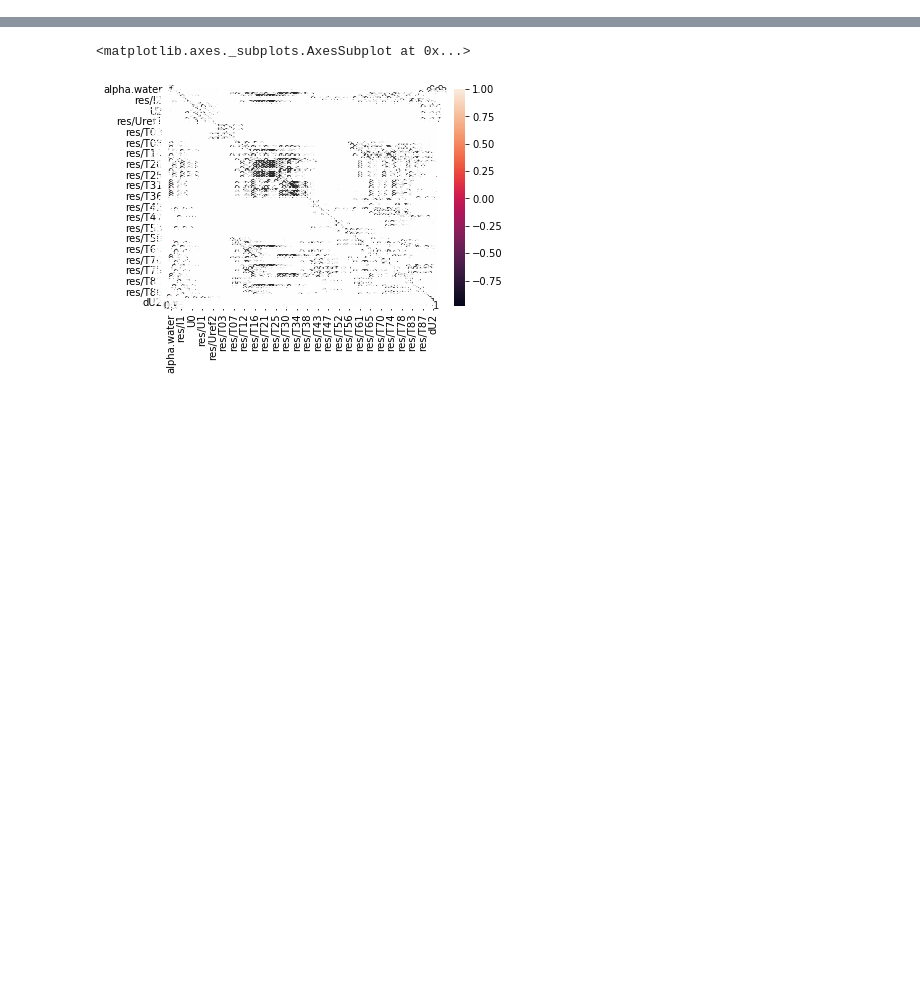
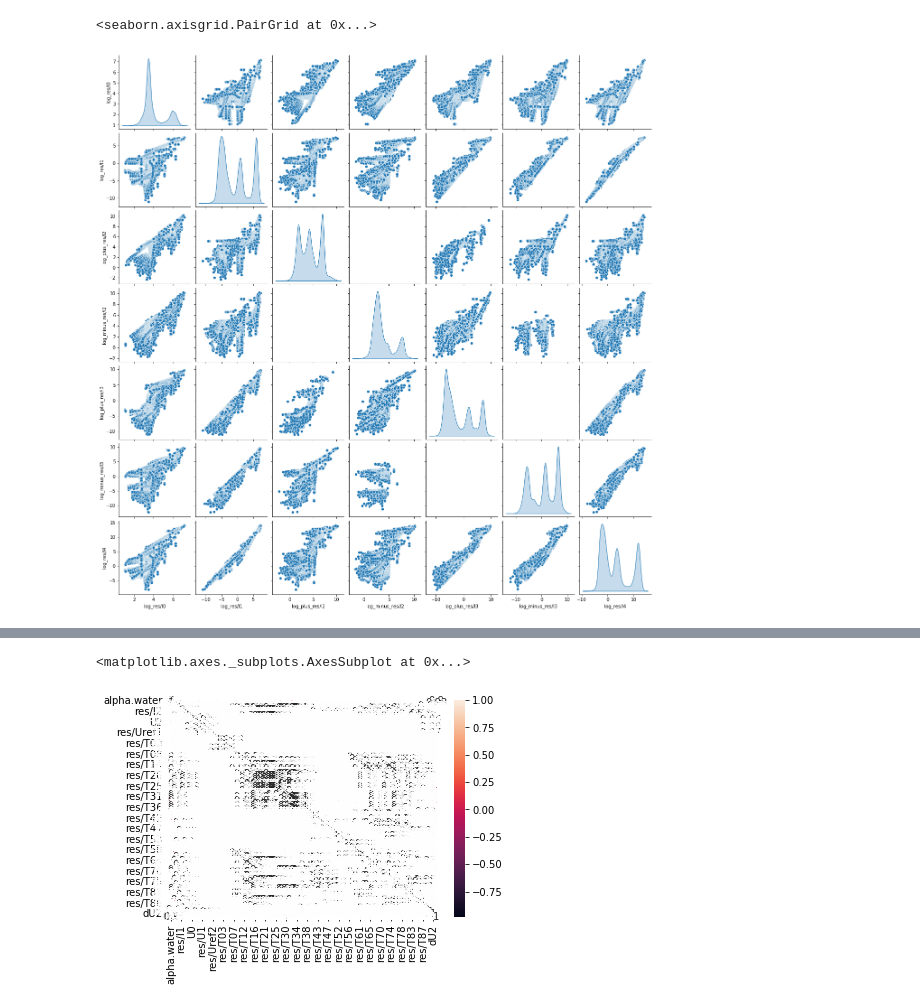
Before and after one commit to RomanovaDI/tbnnTurbulenceTraining, a Jupyter notebook: constantAngleSlopeDNS_U4e-1_A5_H1e-2_RANSsets/trainNN.ipynb, the cells around one changed output, grey strips where cells are left out. Saved outputs shown, nothing was run; the diff lists cells and outputs as text; code cells hidden in the pictures; blank space fills up the shorter version.

```diff
--- a/constantAngleSlopeDNS_U4e-1_A5_H1e-2_RANSsets/trainNN.ipynb
+++ b/constantAngleSlopeDNS_U4e-1_A5_H1e-2_RANSsets/trainNN.ipynb
@@ -77,0 +127,14 @@ Index(['alpha.water', 'res/alpha.water', 'res/p', 'res/I0', 'res/I1', 'res/I2',
+# %%
+trainData['log_res/I0'] = np.log10(trainData['res/I0'])
+trainData['log_res/I1'] = np.log10(-trainData['res/I1'])
+trainData['log_plus_res/I2'] = np.log10(trainData[trainData['res/I2']>0]['res/I2'])
+trainData['log_minus_res/I2'] = np.log10(-trainData[trainData['res/I2']<0]['res/I2'])
+trainData['log_plus_res/I3'] = np.log10(trainData[trainData['res/I3']>0]['res/I3'])
+trainData['log_minus_res/I3'] = np.log10(-trainData[trainData['res/I3']<0]['res/I3'])
+trainData['log_res/I4'] = np.log10(-trainData['res/I4'])
+# %%
+sns.pairplot(trainData[['log_res/I0', 'log_res/I1', 'log_plus_res/I2', 'log_minus_res/I2', \
+                        'log_plus_res/I3', 'log_minus_res/I3', 'log_res/I4']], diag_kind='kde')
+# %% [output]
+<seaborn.axisgrid.PairGrid at 0x...>
+[figure, added]
```
Also changed, not shown: parts of 10 cells of this notebook.
